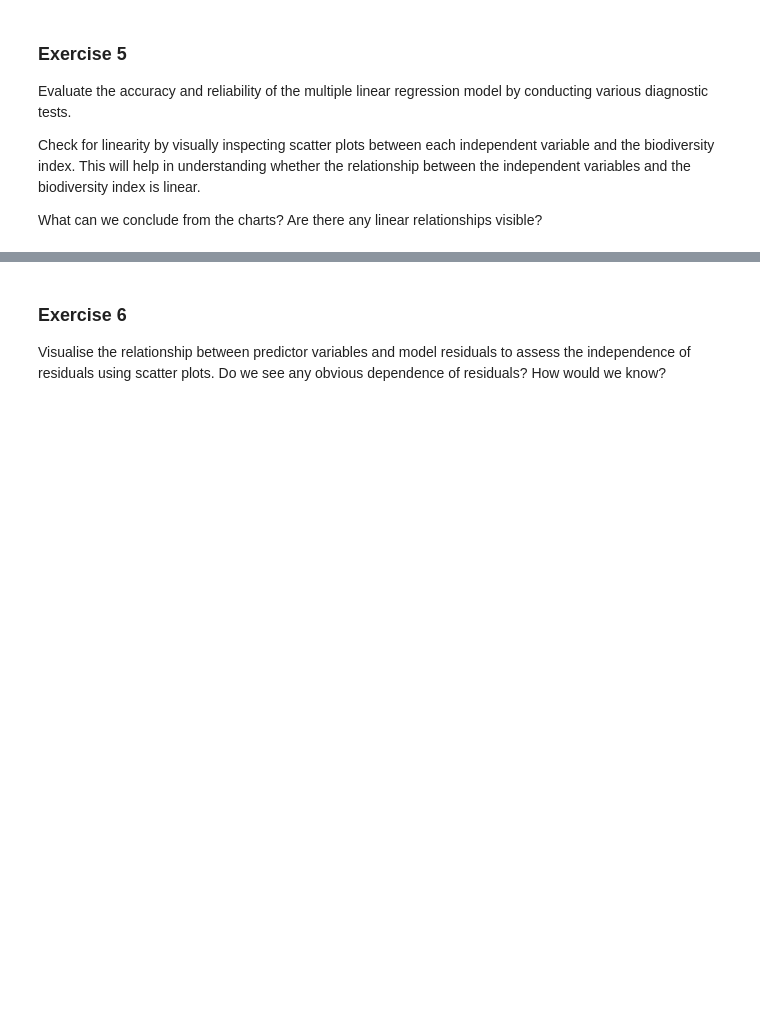
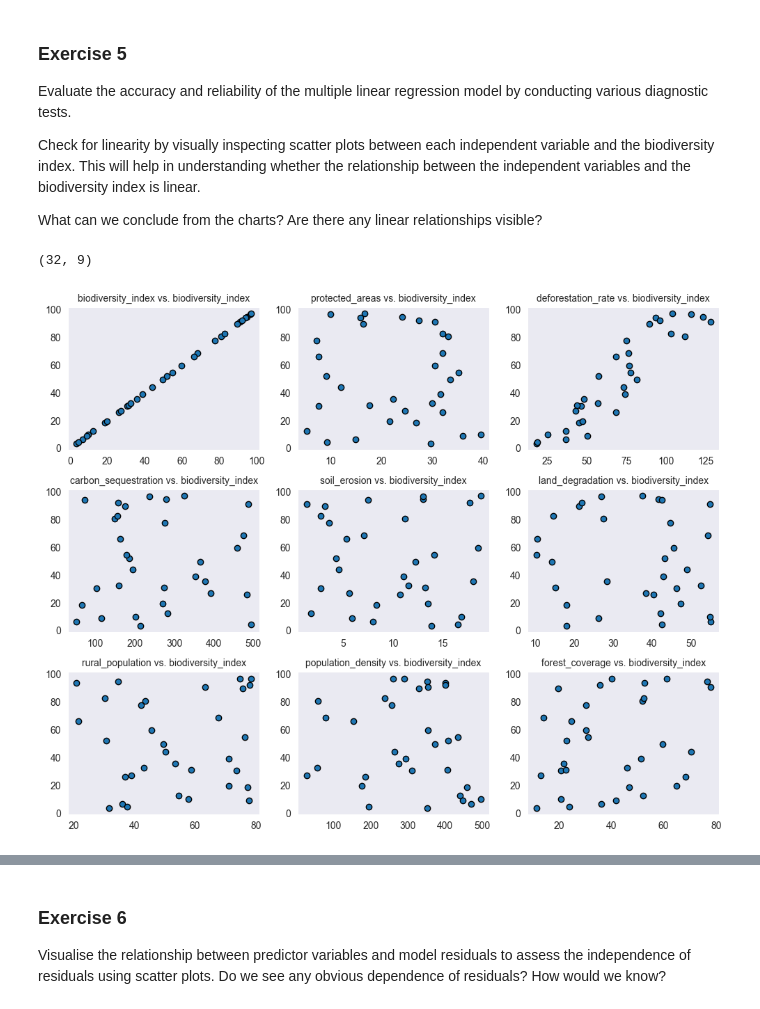
Before and after one commit to Morris-mk/ExploreAI_Linear_Regression, a Jupyter notebook: d. Multiple_linear_regression_Exercise.ipynb, the cells around one changed output, grey strips where cells are left out. Saved outputs shown, nothing was run; the diff lists cells and outputs as text; code cells hidden in the pictures; blank space fills up the shorter version.

```diff
--- a/d. Multiple_linear_regression_Exercise.ipynb
+++ b/d. Multiple_linear_regression_Exercise.ipynb
@@ -290,7 +290,21 @@ Evaluate the accuracy and reliability of the multiple linear regression model by
 Check for linearity by visually inspecting scatter plots between each independent variable and the biodiversity index. This will help in understanding whether the relationship between the independent variables and the biodiversity index is linear.
 
 What can we conclude from the charts? Are there any linear relationships visible?
+# %%
+df = environmental_indicators.copy()
+df.shape
+# %% [output]
+(32, 9)
 # %%
 # scatter plots btwn
-fig, ax = plt.subplots()
-for
+fig, ax = plt.subplots(3, 3, figsize = (10, 8))
+fig.subplots_adjust(hspace = 0.5, wspace=.2)
+ax = ax.ravel()
+
+for index, col in enumerate(df.columns):
+    ax[index-1].set_title("{} vs. biodiversity_index".format(col),fontsize=10)
+    ax[index-1].scatter(x = df[col], y = df['biodiversity_index'] ,edgecolor='k')
+
+fig.tight_layout(pad=1)
+# %% [output]
+[figure, added]
```
Also changed, not shown: parts of 1 cell of this notebook, 2 other files.
